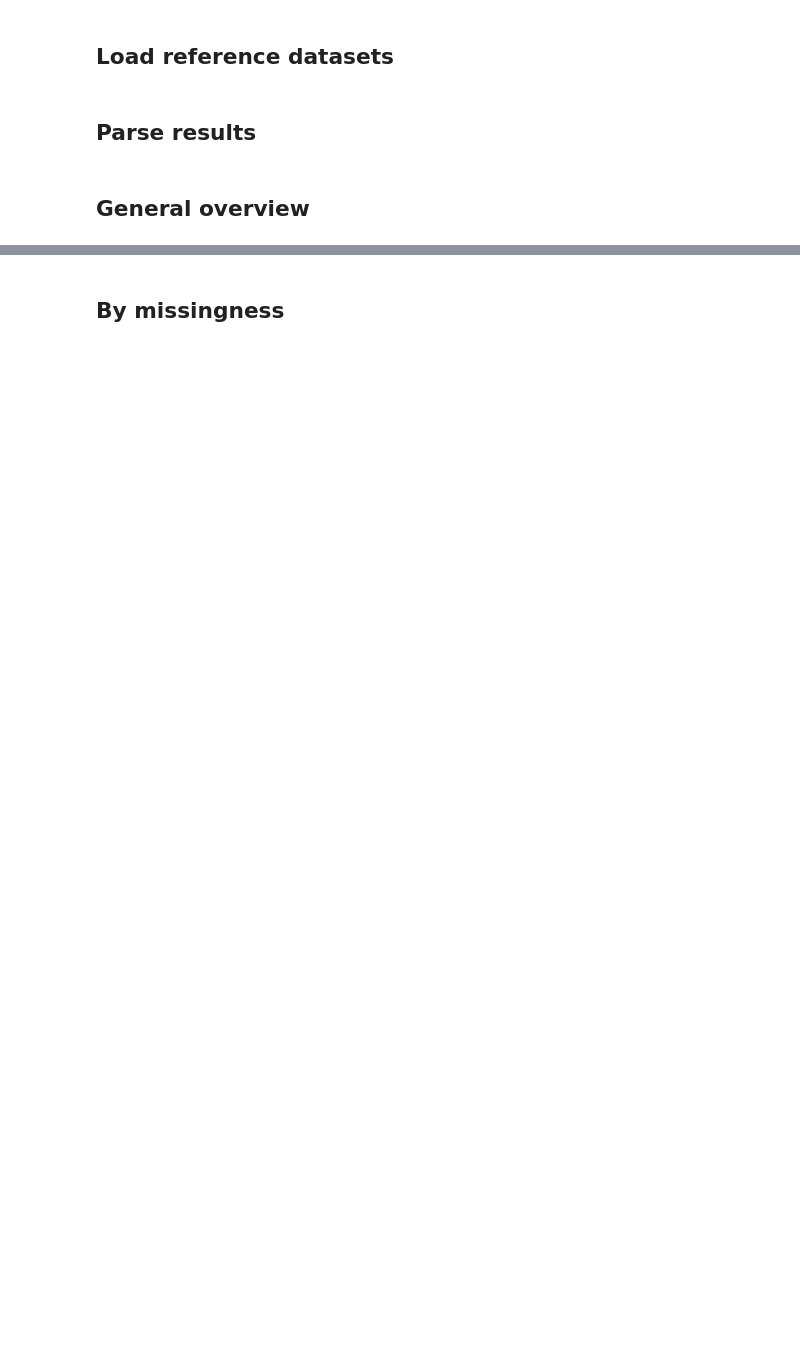
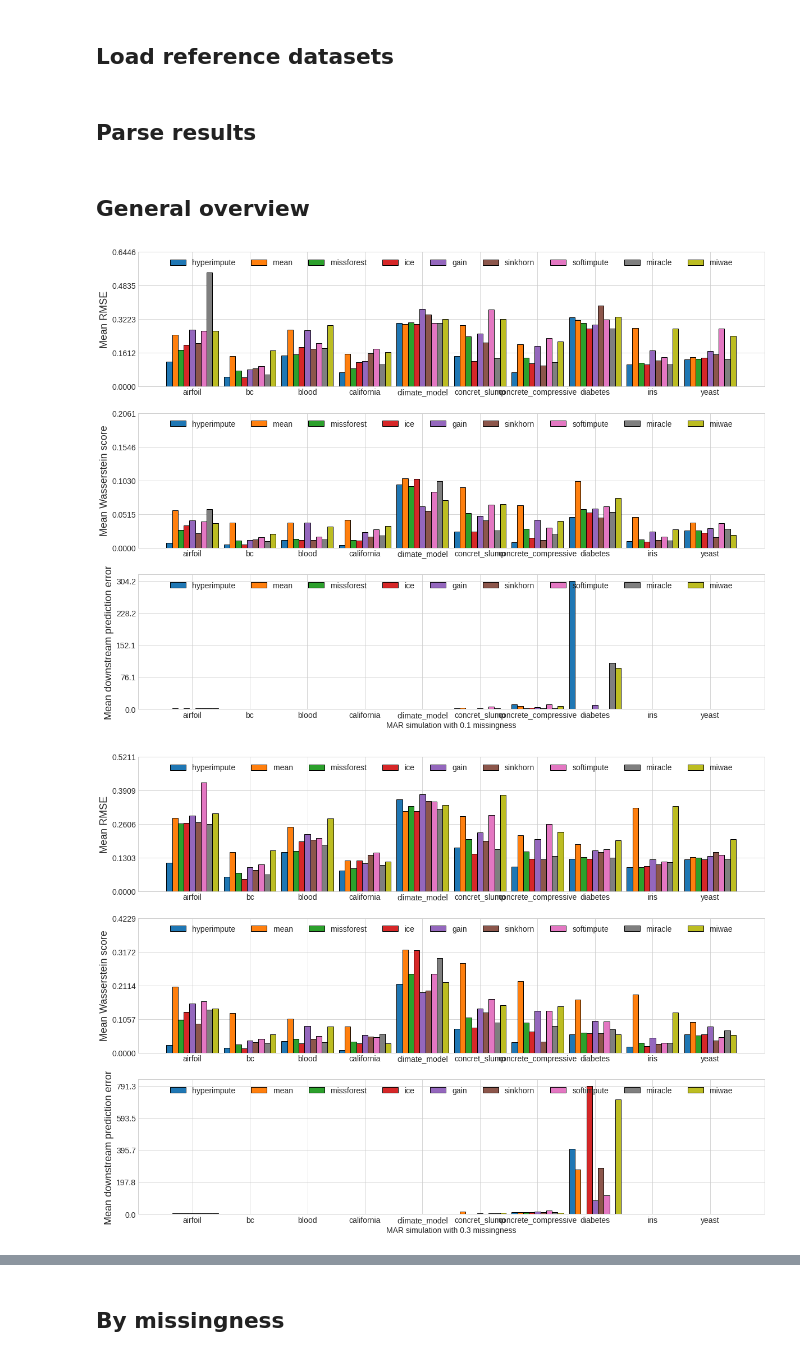
Before and after one commit to vanderschaarlab/hyperimpute, a Jupyter notebook: tutorials/plot_experiments.ipynb, the cells around one changed output, grey strips where cells are left out. Cells and saved outputs as stored; diff of their text form; code cells hidden in the pictures; blank space fills up the shorter version.

```diff
--- a/tutorials/plot_experiments.ipynb
+++ b/tutorials/plot_experiments.ipynb
@@ -65,17 +101,12 @@ import numpy as np
 
 from io import StringIO
 
-rmse_key = "Mean RMSE"
-wass_key = "Mean Wasserstein score"
-pred_key = "Mean downstream prediction error"
-
-data = {}
 
 
-models_cnt = 7
+models_cnt = len(headers) - 2
 results = {}
 
-df_names = []
+df_names = sorted(data.keys())
 
 remap_models = {
     "Our method": "hyperimpute",
@@ -92,12 +123,10 @@ norm_cols = [
     "softimpute",
 ]
 
-for dataset in data:
-    df_names.append(dataset)
 
+for dataset in df_names:
     for metric in data[dataset]:
-        print(metric, data[dataset][metric])
-        df = pd.read_csv(data[dataset][metric], sep="	")
+        df = data[dataset][metric]
 
         # Prediction norm
         num_df = df._get_numeric_data()
@@ -144,7 +173,7 @@ def generate_plot_for_ax(ax, scenario, miss, metric):
     max_val = 0
     idx = 0
     for model in results[scenario][miss][metric]:
-        pos = [idx + offset * i for i in range(offset)]
+        pos = [idx + (models_cnt + 1) * i for i in range(offset)]
 
         if max_val < max(results[scenario][miss][metric][model]):
             max_val = max(results[scenario][miss][metric][model])
@@ -165,34 +194,37 @@ def generate_plot_for_ax(ax, scenario, miss, metric):
     )
 
     ax.set_xticks(
-        [offset * r + int(models_cnt / 2) for r in range(len(df_names))],
+        [(models_cnt + 1) * r + int(models_cnt / 2) for r in range(offset)],
         df_names,
         rotation=0,
         fontsize=fontsize,
     )
     ax.set_yticks(np.linspace(0, max_val + 0.1, num=5), fontsize=fontsize)
     ax.set_ylabel(metric, fontsize=fontsize + 4)
 
     return ax
 
 
 def generate_plot(scenario, miss):
     plt.style.use("seaborn-whitegrid")
 
     offset = len(data)
     metrics = list(results[scenario][miss].keys())
     fig, axs = plt.subplots(len(metrics), figsize=(20, 15))
 
     for idx, metric in enumerate(metrics):
         generate_plot_for_ax(axs[idx], scenario, miss, metric)
 
     # plt.title(f"{scenario} simulation with {miss} missingness", fontdict = {"fontsize": 150}, loc = "top")
     plt.xlabel(f"{scenario} simulation with {miss} missingness", fontsize=fontsize)
 
-    plt.savefig(f"diagrams/general_overview_{scenario}_{miss}.png")
+    plt.savefig(output_dir / f"general_overview_{scenario}_{miss}.png")
     plt.show()
 
 
 for scenario in ["MAR", "MCAR", "MNAR"]:
     for miss in [0.1, 0.3, 0.5, 0.7]:
         generate_plot(scenario, miss)
+# %% [output]
+[figure, added]
+[figure, added]
```
Also changed, not shown: parts of 7 cells of this notebook, 2 other files.
